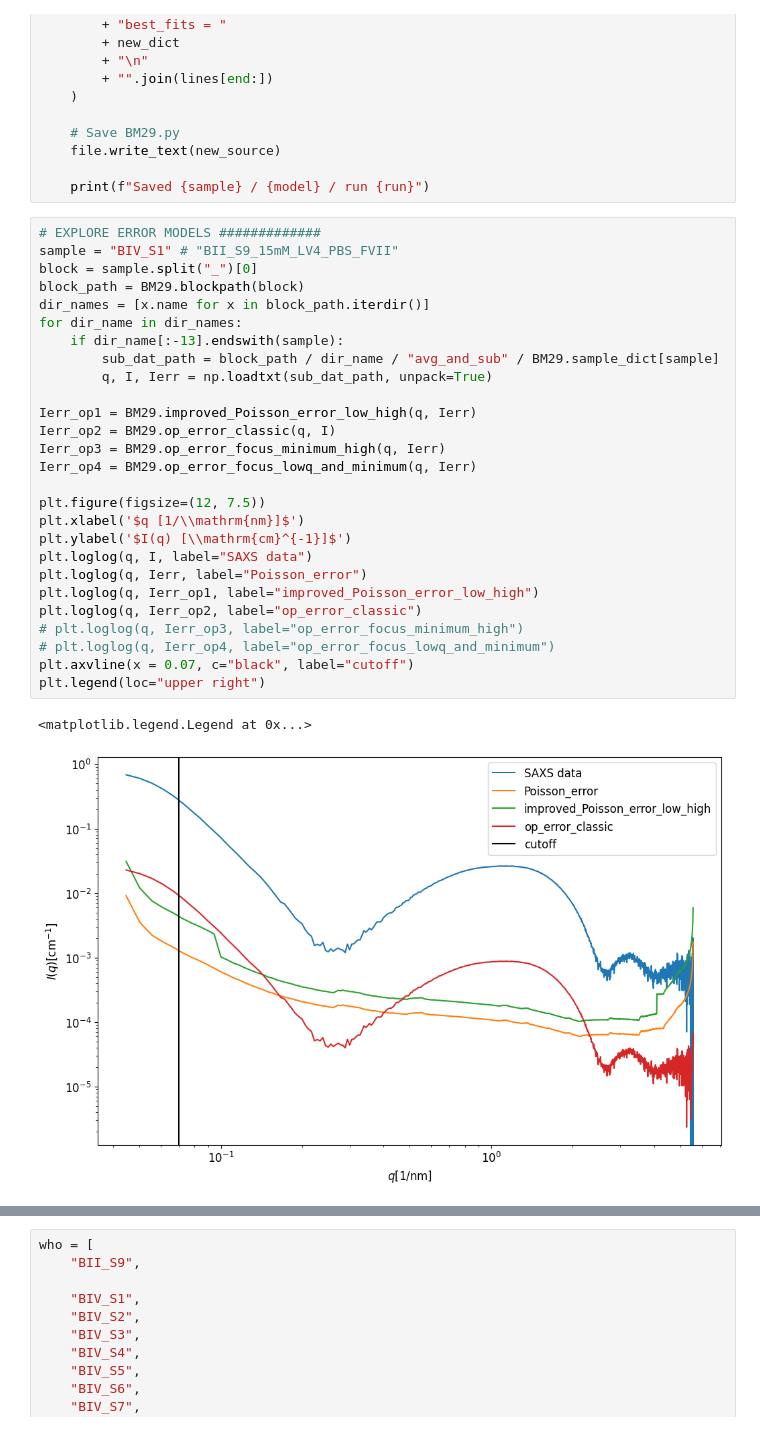
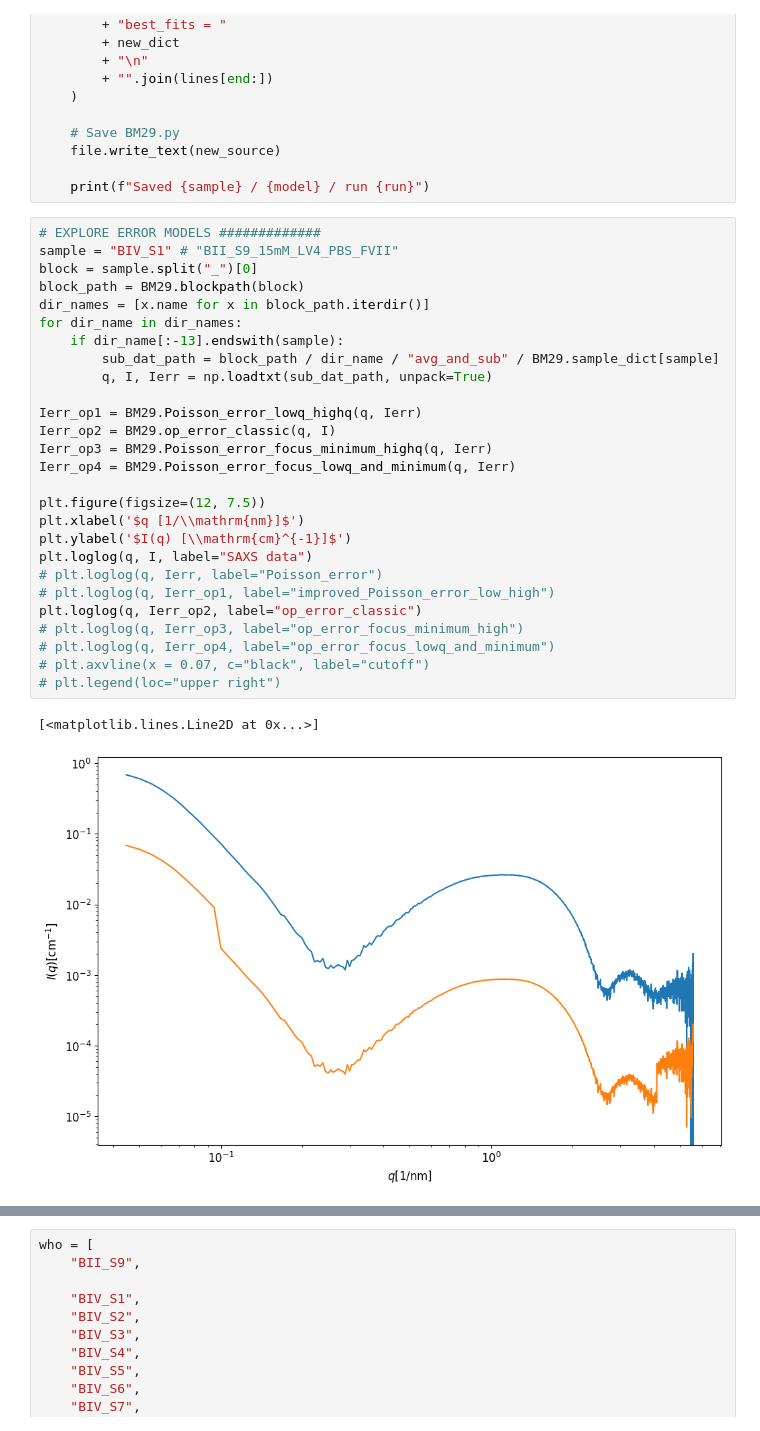
Before and after one commit to riko-hilger/BM29_data_and_analysis_2026, a Jupyter notebook: analysis_BM29_July2026/sort_good_fits_common_chi2_Aug21.ipynb, the cells around one changed output, grey strips where cells are left out. Cells and saved outputs as stored; diff of their text form.

```diff
--- a/analysis_BM29_July2026/sort_good_fits_common_chi2_Aug21.ipynb
+++ b/analysis_BM29_July2026/sort_good_fits_common_chi2_Aug21.ipynb
@@ -117,32 +117,32 @@ def save_best_fit(sample, model, params, run=1):
 # %%
 # EXPLORE ERROR MODELS #############
 sample = "BIV_S1" # "BII_S9_15mM_LV4_PBS_FVII"
 block = sample.split("_")[0]
 block_path = BM29.blockpath(block)
 dir_names = [x.name for x in block_path.iterdir()]
 for dir_name in dir_names:
     if dir_name[:-13].endswith(sample):
         sub_dat_path = block_path / dir_name / "avg_and_sub" / BM29.sample_dict[sample]
         q, I, Ierr = np.loadtxt(sub_dat_path, unpack=True)
 
-Ierr_op1 = BM29.improved_Poisson_error_low_high(q, Ierr)
+Ierr_op1 = BM29.Poisson_error_lowq_highq(q, Ierr)
 Ierr_op2 = BM29.op_error_classic(q, I)
-Ierr_op3 = BM29.op_error_focus_minimum_high(q, Ierr)
-Ierr_op4 = BM29.op_error_focus_lowq_and_minimum(q, Ierr)
+Ierr_op3 = BM29.Poisson_error_focus_minimum_highq(q, Ierr)
+Ierr_op4 = BM29.Poisson_error_focus_lowq_and_minimum(q, Ierr)
 
 plt.figure(figsize=(12, 7.5))
 plt.xlabel('$q [1/\\mathrm{nm}]$')
 plt.ylabel('$I(q) [\\mathrm{cm}^{-1}]$')
 plt.loglog(q, I, label="SAXS data")
-plt.loglog(q, Ierr, label="Poisson_error")
-plt.loglog(q, Ierr_op1, label="improved_Poisson_error_low_high")
+# plt.loglog(q, Ierr, label="Poisson_error")
+# plt.loglog(q, Ierr_op1, label="improved_Poisson_error_low_high")
 plt.loglog(q, Ierr_op2, label="op_error_classic")
 # plt.loglog(q, Ierr_op3, label="op_error_focus_minimum_high")
 # plt.loglog(q, Ierr_op4, label="op_error_focus_lowq_and_minimum")
-plt.axvline(x = 0.07, c="black", label="cutoff")
-plt.legend(loc="upper right")
+# plt.axvline(x = 0.07, c="black", label="cutoff")
+# plt.legend(loc="upper right")
 # %% [output]
-<matplotlib.legend.Legend at 0x...>
+[<matplotlib.lines.Line2D at 0x...>]
-[figure, old version]
+[figure, new version]
 # %%
 # CALCULATE CHI2
```
Also changed, not shown: parts of 3 cells of this notebook, 1 other file.
